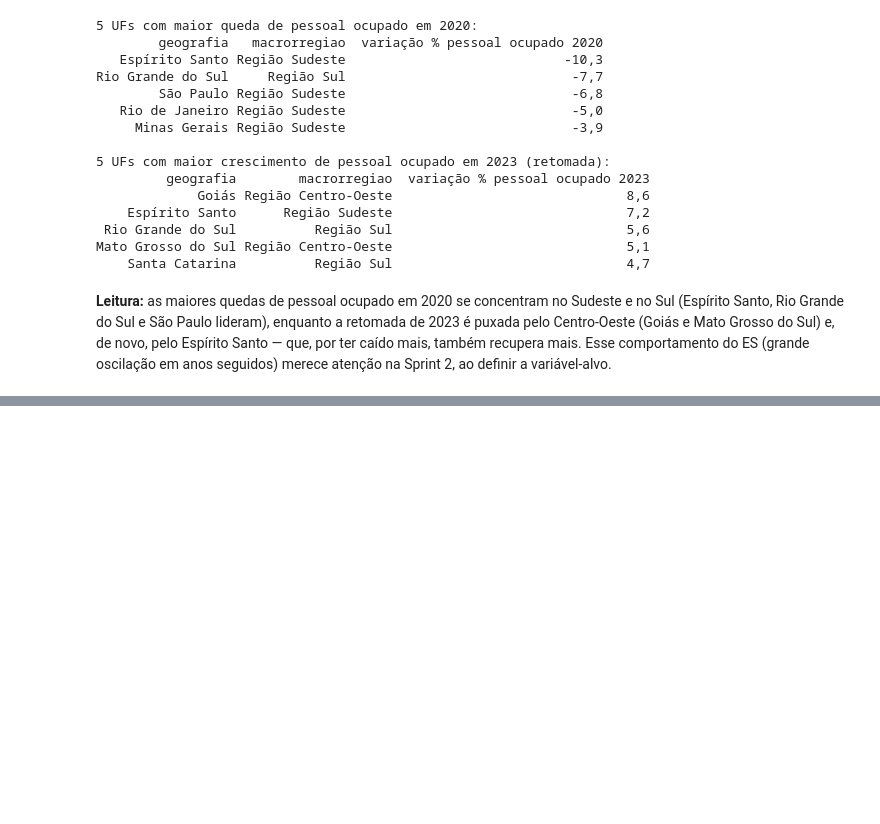
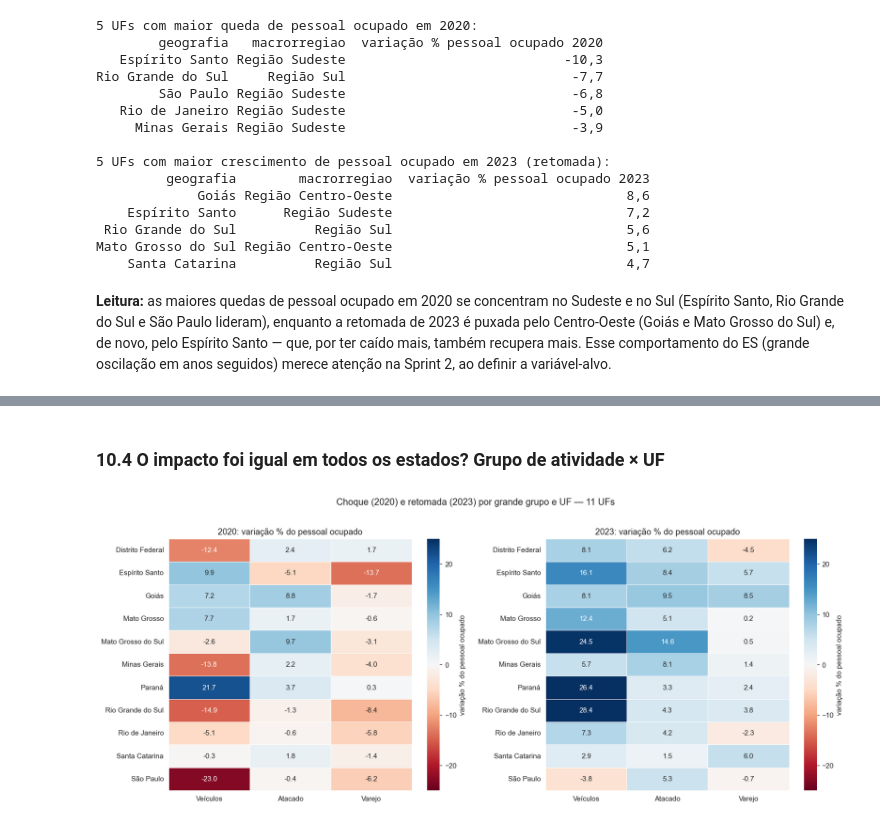
Before and after one commit to NicolasSimoes/cienciasdedados, a Jupyter notebook: cienciadados/Sprint1.ipynb, the cells around one changed output, grey strips where cells are left out. Cells and saved outputs as stored; diff of their text form; code cells hidden in the pictures; blank space fills up the shorter version.

```diff
--- a/cienciadados/Sprint1.ipynb
+++ b/cienciadados/Sprint1.ipynb
@@ -508,0 +630,20 @@ Mato Grosso do Sul Região Centro-Oeste                              5,1
+# %% [markdown]
+### 10.4 O impacto foi igual em todos os estados? Grupo de atividade × UF
+# %%
+grupos = uf_all[uf_all['cod'].isin(['2.', '3.', '4.'])].sort_values(['cod', 'geografia', 'ano']).copy()
+grupos['pessoal_var%'] = grupos.groupby(['cod', 'geografia'])['pessoal_ocupado'].pct_change() * 100
+rotulo = {'2.': 'Veículos', '3.': 'Atacado', '4.': 'Varejo'}
+
+fig, axes = plt.subplots(1, 2, figsize=(15, 6))
+for ax, ano in zip(axes, [2020, 2023]):
+    h = grupos[grupos['ano'] == ano].pivot_table(index='geografia', columns='cod', values='pessoal_var%').rename(columns=rotulo)
+    sns.heatmap(h, annot=True, fmt='.1f', cmap='RdBu', center=0, vmin=-25, vmax=25, linewidths=0.5, ax=ax,
+                cbar_kws={'label': 'variação % do pessoal ocupado'})
+    ax.set_title(f'{ano}: variação % do pessoal ocupado', fontsize=12)
+    ax.set_xlabel('')
+    ax.set_ylabel('')
+plt.suptitle('Choque (2020) e retomada (2023) por grande grupo e UF — 11 UFs', y=1.02, fontsize=13)
+plt.tight_layout()
+plt.show()
+# %% [output]
+[figure, added]
```
Also changed, not shown: parts of 17 cells of this notebook, 1 other file.
